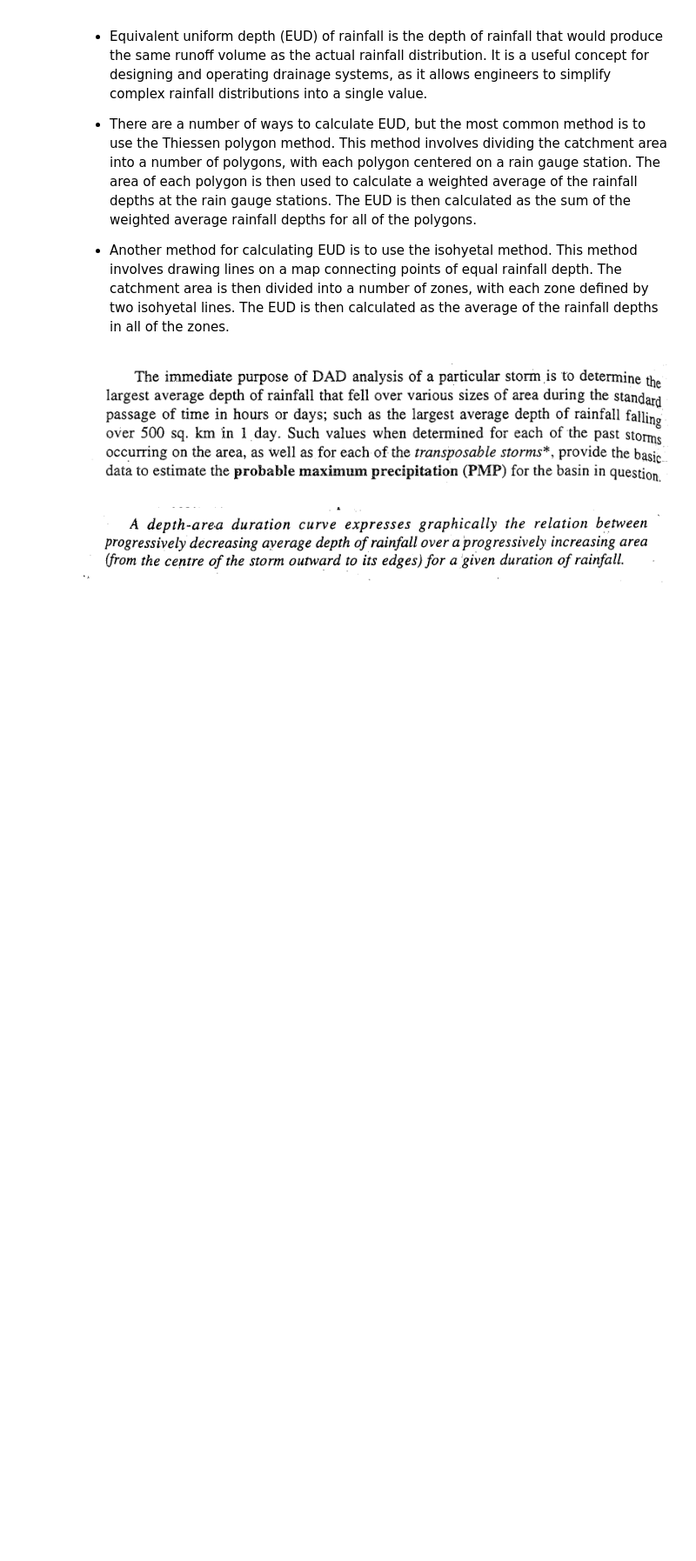
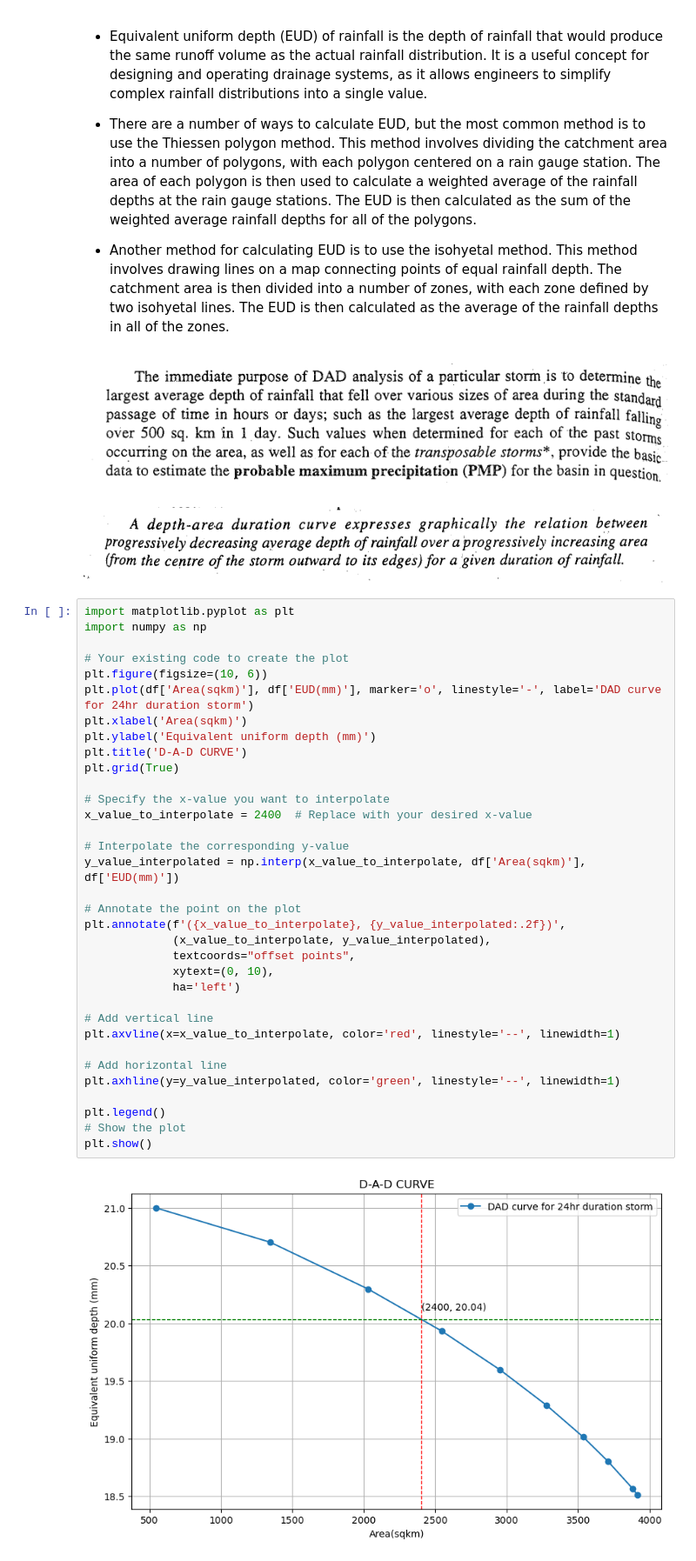
Before and after one commit to KashyapAnurag/Depth_area_duration_curve, a Jupyter notebook: DAD CURVE.ipynb, the cells around one changed output. Shown at 87% size. Saved outputs shown, nothing was run; the diff lists cells and outputs as text; blank space fills up the shorter version.

```diff
--- a/DAD CURVE.ipynb
+++ b/DAD CURVE.ipynb
@@ -57,3 +57,39 @@ df
 ![image.png](embedded-picture-1)
 # %% [markdown]
 ![image.png](embedded-picture-1)
+# %%
+import matplotlib.pyplot as plt
+import numpy as np
+
+# Your existing code to create the plot
+plt.figure(figsize=(10, 6))
+plt.plot(df['Area(sqkm)'], df['EUD(mm)'], marker='o', linestyle='-', label='DAD curve for 24hr duration storm')
+plt.xlabel('Area(sqkm)')
+plt.ylabel('Equivalent uniform depth (mm)')
+plt.title('D-A-D CURVE')
+plt.grid(True)
+
+# Specify the x-value you want to interpolate
+x_value_to_interpolate = 2400  # Replace with your desired x-value
+
+# Interpolate the corresponding y-value
+y_value_interpolated = np.interp(x_value_to_interpolate, df['Area(sqkm)'], df['EUD(mm)'])
+
+# Annotate the point on the plot
+plt.annotate(f'({x_value_to_interpolate}, {y_value_interpolated:.2f})',
+             (x_value_to_interpolate, y_value_interpolated),
+             textcoords="offset points",
+             xytext=(0, 10),
+             ha='left')
+
+# Add vertical line
+plt.axvline(x=x_value_to_interpolate, color='red', linestyle='--', linewidth=1)
+
+# Add horizontal line
+plt.axhline(y=y_value_interpolated, color='green', linestyle='--', linewidth=1)
+
+plt.legend()
+# Show the plot
+plt.show()
+# %% [output]
+[figure, added]
```
